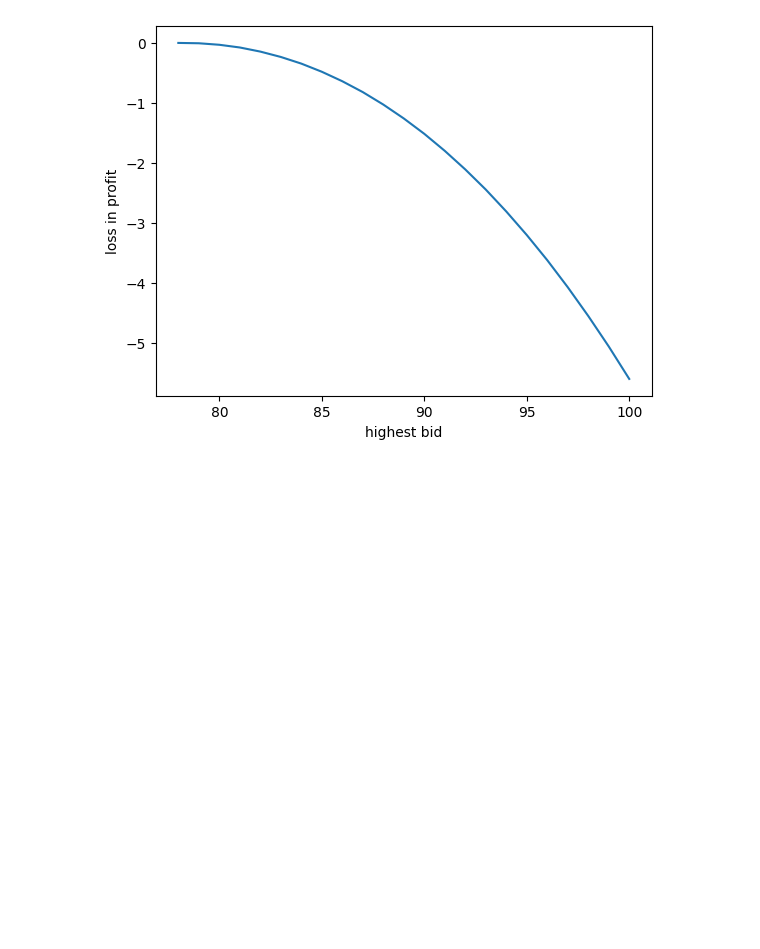
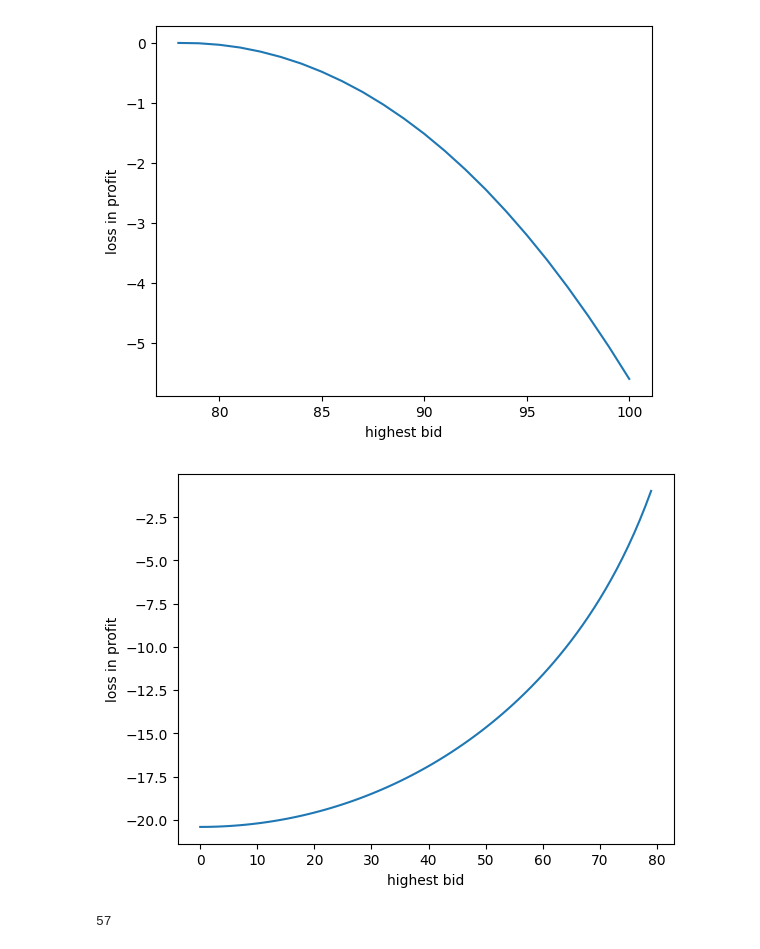
Before and after one commit to Gael-BB/Prosperity2, a Jupyter notebook: manual_trading/round_4.ipynb, the cells around one changed output. Cells and saved outputs as stored; diff of their text form; code cells hidden in the pictures; blank space fills up the shorter version.

```diff
--- a/manual_trading/round_4.ipynb
+++ b/manual_trading/round_4.ipynb
@@ -35,3 +35,24 @@ plt.ylabel("loss in profit")
 plt.show()
 # %% [output]
 [figure]
+# %%
+#calculate loss in profit if highest bid is below the average
+avg_bid = 80
+returns_below_avg = [optimal_returns[i] * (100-avg_bid)/(100-i) for i in range(avg_bid)]
+profit_loss_below_avg = returns_below_avg - optimal_returns[78]
+
+#plot loss in profit against highest bid
+plt.plot(highest_bids[:80],profit_loss_below_avg)
+plt.xlabel("highest bid")
+plt.ylabel("loss in profit")
+plt.show()
+# %% [output]
+[figure, added]
+# %%
+#check optimal lower bid for the chosen higher bid
+higher_bid = 85
+expected_returns = [exp_return(x,higher_bid,0) for x in range(higher_bid)]
+optimal_lower_bid = np.argmax(expected_returns)
+print(optimal_lower_bid)
+# %% [output]
+57
```
Also changed, not shown: parts of 1 cell of this notebook.
